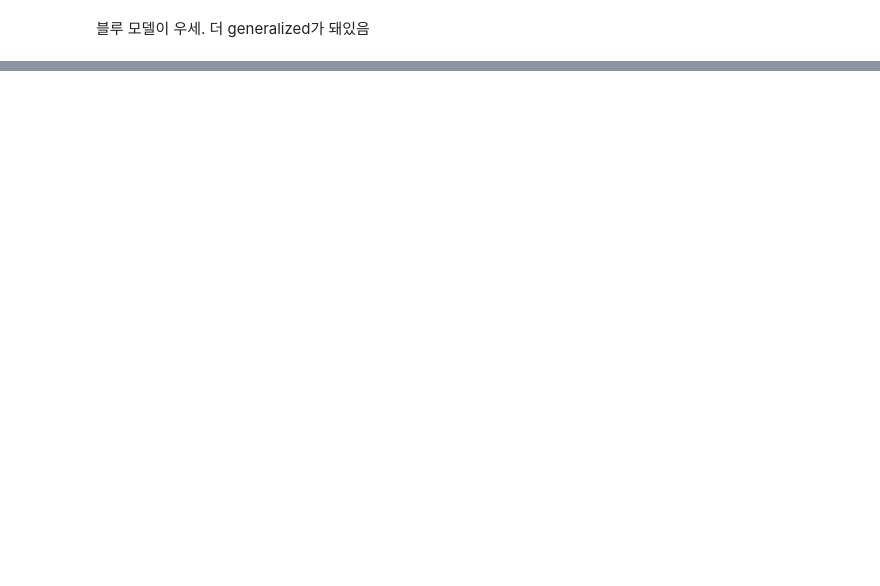
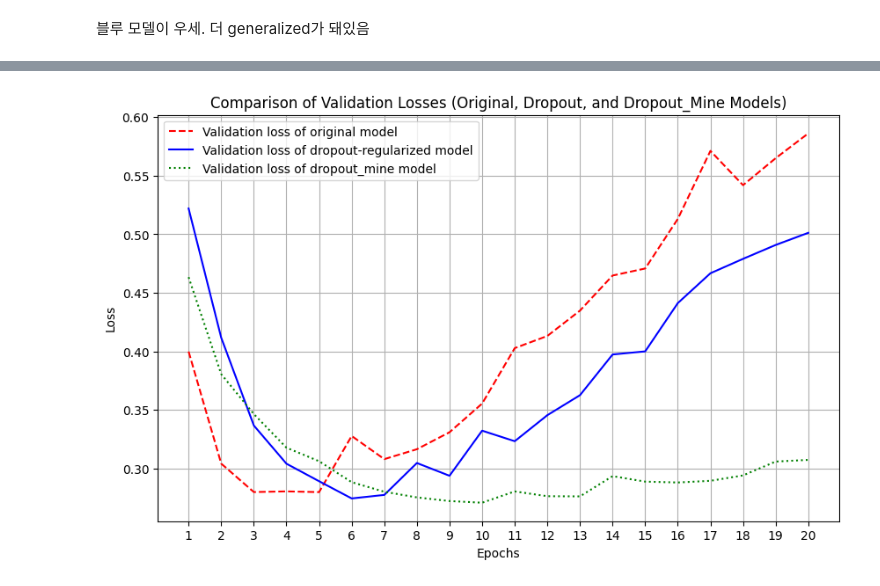
Before and after one commit to moobin4330-afk/practiceAI, a Jupyter notebook: chapter05_fundamentals-of-ml.ipynb, the cells around one changed output, grey strips where cells are left out. Saved outputs shown, nothing was run; the diff lists cells and outputs as text; code cells hidden in the pictures; blank space fills up the shorter version.

```diff
--- a/chapter05_fundamentals-of-ml.ipynb
+++ b/chapter05_fundamentals-of-ml.ipynb
@@ -783,2 +783,22 @@ plt.show()
 # %% [markdown]
 블루 모델이 우세. 더 generalized가 돼있음
+# %%
+model = keras.Sequential(
+    [
+        layers.Dense(10, activation="relu"),
+        layers.Dropout(0.5),
+        layers.Dense(1, activation="sigmoid"),
+    ]
+)
+model.compile(
+    optimizer="rmsprop",
+    loss="binary_crossentropy",
+    metrics=["accuracy"],
+)
+history_dropout_mine = model.fit(
+    train_data,
+    train_labels,
+    epochs=20,
+    batch_size=512,
+    validation_split=0.4,
+)
@@ -784,0 +823,21 @@ plt.show()
+# %%
+epochs = range(1, 21)
+
+original_val_loss = history_original.history["val_loss"]
+dropout_val_loss = history_dropout.history["val_loss"]
+dropout_mine_val_loss = history_dropout_mine.history["val_loss"]
+
+plt.figure(figsize=(10, 6))
+plt.plot(epochs, original_val_loss, "r--", label="Validation loss of original model")
+plt.plot(epochs, dropout_val_loss, "b-", label="Validation loss of dropout-regularized model")
+plt.plot(epochs, dropout_mine_val_loss, "g:", label="Validation loss of dropout_mine model")
+
+plt.title("Comparison of Validation Losses (Original, Dropout, and Dropout_Mine Models)")
+plt.xlabel("Epochs")
+plt.ylabel("Loss")
+plt.xticks(epochs)
+plt.legend()
+plt.grid(True)
+plt.show()
+# %% [output]
+[figure, added]
```
Also changed, not shown: parts of 3 cells of this notebook.
